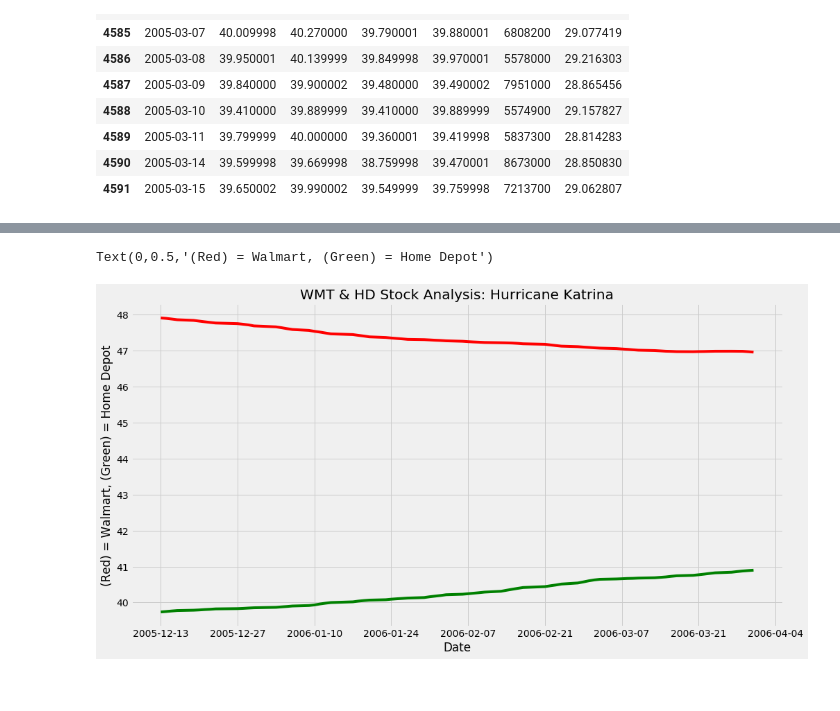
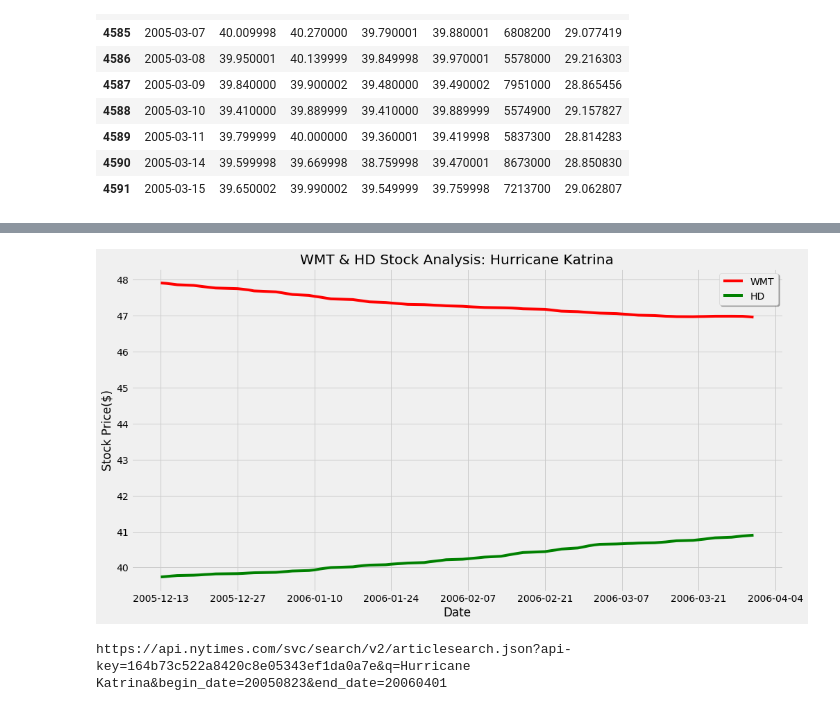
Before and after one commit to krustamov/project_one, a Jupyter notebook: Project_One_Start.ipynb, the cells around one changed output, grey strips where cells are left out. Saved outputs shown, nothing was run; the diff lists cells and outputs as text; code cells hidden in the pictures.

```diff
--- a/Project_One_Start.ipynb
+++ b/Project_One_Start.ipynb
@@ -190,14 +220,16 @@ closep_hd = hur_kat_df_hd['Close'].tolist()
 ma3_wmt = moving_average(closep_wmt,MA3)
 ma3_hd = moving_average(closep_hd,MA3)
 # %%
-plt.figure(figsize=(15,8))
+fig = plt.figure(figsize=(15,8))
+ax = fig.add_subplot(111)
 
-WMT_MA50, = plt.plot(short_date_3, ma3_wmt, color="red", label="WMT")
-HD_MA50, = plt.plot(short_date_3, ma3_hd, color="green", label="HD")
+WMT_MA200, = plt.plot(short_date_3, ma3_wmt, color="red", label="WMT")
+HD_MA200, = plt.plot(short_date_3, ma3_hd, color="green", label="HD")
 
 plt.title("WMT & HD Stock Analysis: Hurricane Katrina")
 plt.xlabel("Date")
-plt.ylabel("(Red) = Walmart, (Green) = Home Depot")
+plt.ylabel("Stock Price($)")
+legend = ax.legend(loc='best', shadow=True)
+plt.savefig('both_200_day_ma.png')
 # %% [output]
-Text(0,0.5,'(Red) = Walmart, (Green) = Home Depot')
-[figure, old version]
+[figure, new version]
@@ -203,0 +244,5 @@ Text(0,0.5,'(Red) = Walmart, (Green) = Home Depot')
+# %%
+query = url + "api-key=" + api_key + "&q=" + q +'&begin_date=' + begin_date + '&end_date=' + end_date
+print(query)
+# %% [output]
+https://api.nytimes.com/svc/search/v2/articlesearch.json?api-key=164b73c522a8420c8e05343ef1da0a7e&q=Hurricane Katrina&begin_date=20050823&end_date=20060401
```
Also changed, not shown: parts of 20 cells of this notebook, 6 other files.
